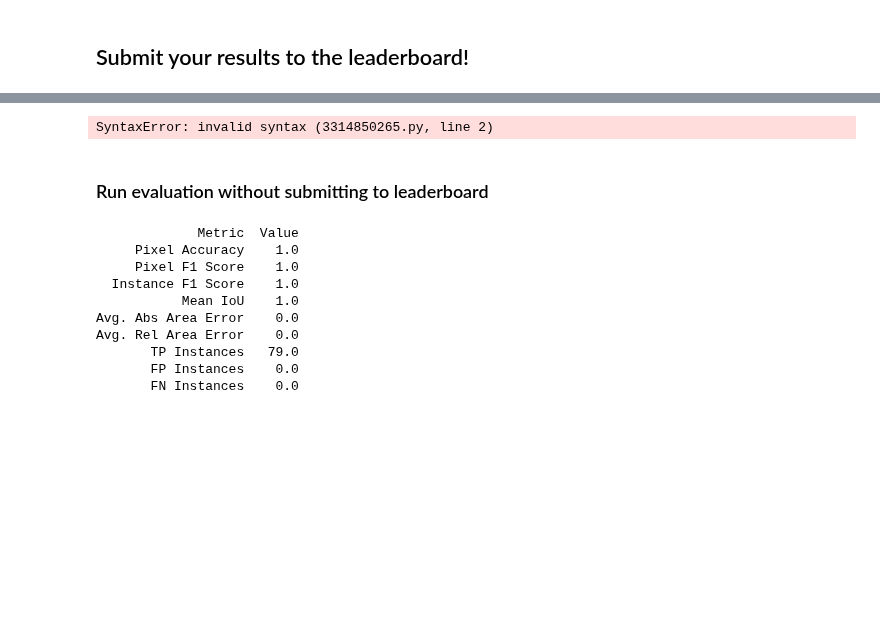
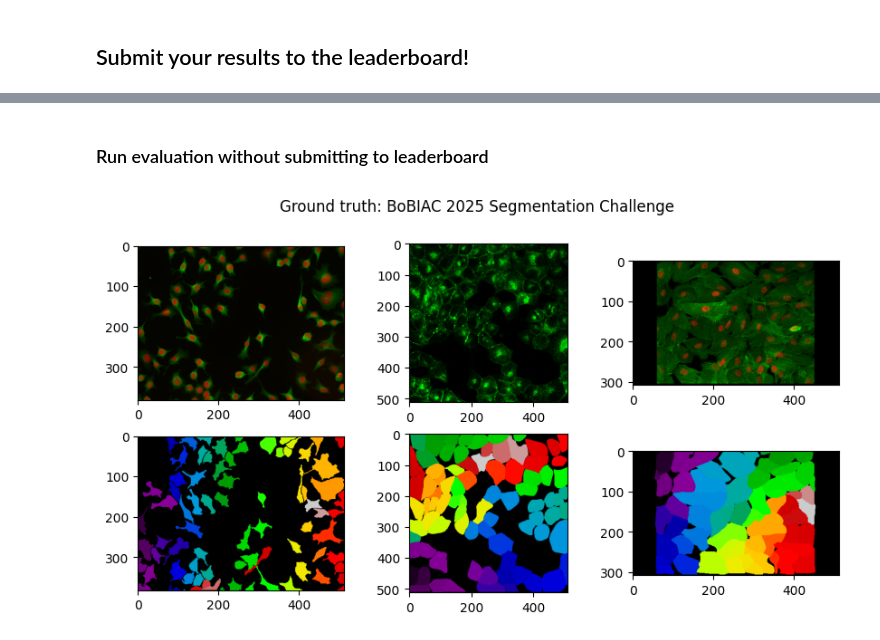
Before and after one commit to fdrgsp/bobiac, a Jupyter notebook: student_group_work/evaluation-notebook.ipynb, the cells around one changed output, grey strips where cells are left out. Saved outputs shown, nothing was run; the diff lists cells and outputs as text; code cells hidden in the pictures; blank space fills up the shorter version.

Commit message:
student group work

```diff
--- a/student_group_work/evaluation-notebook.ipynb
+++ b/student_group_work/evaluation-notebook.ipynb
@@ -44,30 +51,28 @@ Run the folloowing cell to evaluate your segmentation mask:
 # %%
 # replace the file path with your segmentation mask
 import evaluatesegmask
-evaluatesegmask.evaluate("../_static/images/student_group/001_masks.png")
+result =evaluatesegmask.evaluate(name="my_team_name", pred_path="path/to/your/mask", gt_path="001_masks.png")
-# %% [output]
-SyntaxError: invalid syntax (3314850265.py, line 2)
 # %% [markdown]
 ### Run evaluation without submitting to leaderboard
 # %%
 # replace the file path with your segmentation mask
-%run evaluate_instance_seg_no_post.py "../_static/images/student_group/001_masks.png"
+import evaluatesegmask
+result = evaluatesegmask.evaluate_instance_segmentation(pred_path="../_static/images/student_group/001_masks.png", gt_path="../_static/images/student_group/001_masks.png")
-# %% [output]
-             Metric  Value
-     Pixel Accuracy    1.0
-     Pixel F1 Score    1.0
-  Instance F1 Score    1.0
-           Mean IoU    1.0
-Avg. Abs Area Error    0.0
-Avg. Rel Area Error    0.0
-       TP Instances   79.0
-       FP Instances    0.0
-       FN Instances    0.0
 # %%
 # print the mask
 import skimage.io
 import matplotlib.pyplot as plt
 
-plt.title("Ground truth: BoBIAC 2025 Segmentation Challenge")
-plt.imshow(skimage.io.imread("../_static/images/student_group/001_masks.png"), cmap="nipy_spectral")
+fig, ax = plt.subplots(2, 3, figsize=(10, 5))
+fig.suptitle("Ground truth: BoBIAC 2025 Segmentation Challenge")
+
+ax[1, 0].imshow(skimage.io.imread("../_static/images/student_group/001_masks.png"), cmap="nipy_spectral")
+ax[1, 1].imshow(skimage.io.imread("../_static/images/student_group/002_masks.png"), cmap="nipy_spectral")
+ax[1, 2].imshow(skimage.io.imread("../_static/images/student_group/003_masks.png"), cmap="nipy_spectral")
+ax[0, 0].imshow(skimage.io.imread("../_static/images/student_group/001_img.png"), cmap="nipy_spectral")
+ax[0, 1].imshow(skimage.io.imread("../_static/images/student_group/002_img.png"), cmap="nipy_spectral")
+ax[0, 2].imshow(skimage.io.imread("../_static/images/student_group/003_img.png"), cmap="nipy_spectral")
+plt.savefig("../_static/images/student_group/segmentation_challenge.png")
 plt.show()
+# %% [output]
+[figure, added]
```
Also changed, not shown: parts of 3 cells of this notebook, 18 other files.
